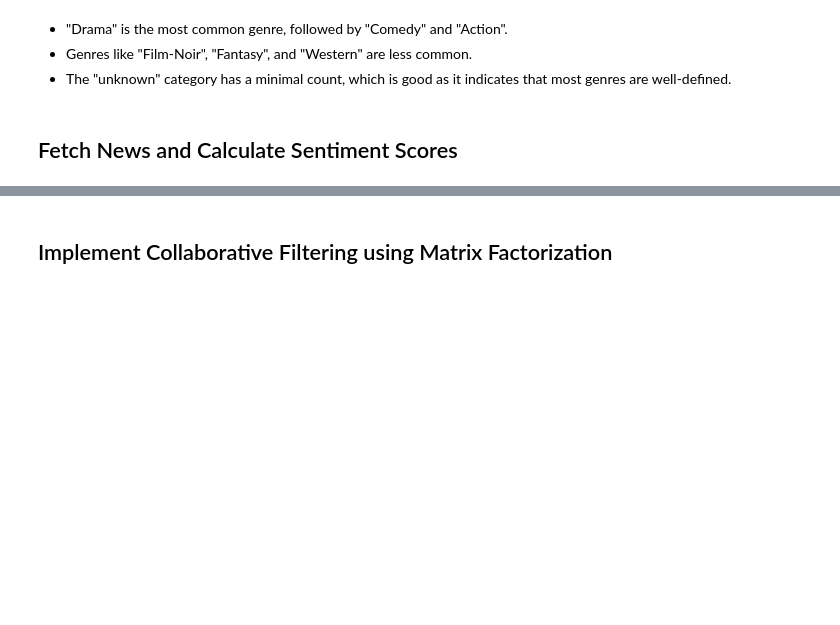
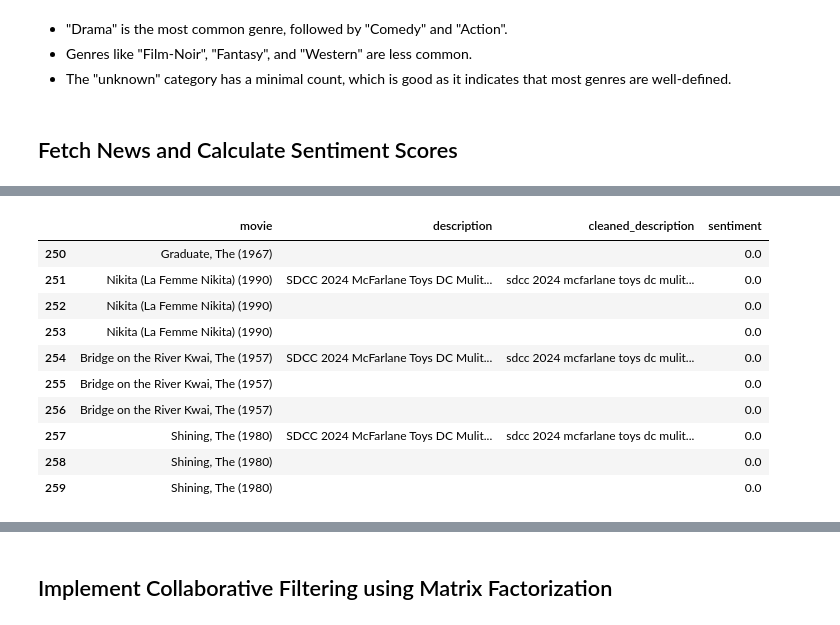
Before and after one commit to BhavyaVadher/SM_FinalProject, a Jupyter notebook: AML-3204_Finalproject.ipynb, the cells around one changed output, grey strips where cells are left out. Saved outputs shown, nothing was run; the diff lists cells and outputs as text; code cells hidden in the pictures; blank space fills up the shorter version.

```diff
--- a/AML-3204_Finalproject.ipynb
+++ b/AML-3204_Finalproject.ipynb
@@ -468,0 +467,41 @@ Error fetching articles for Madame Butterfly (1995): {'status': 'error', 'code':
+# %%
+
+
+def fetch_news(api_token, query='Toy Story', categories='entertainment', limit=3):
+    conn = http.client.HTTPSConnection('api.thenewsapi.com')
+
+    params = urllib.parse.urlencode({
+        'api_token': api_token,
+        'query': query,
+        'categories': categories,
+        'limit': limit
+    })
+
+    conn.request('GET', f'/v1/news/all?{params}')
+
+    res = conn.getresponse()
+    data = res.read()
+
+    return data.decode('utf-8')
+
+def parse_news_data(news_data):
+    news_json = json.loads(news_data)
+    articles = news_json.get('data', [])
+    english_articles = [article for article in articles if article.get('language') == 'en']
+    return english_articles
+
+def create_dataframe(articles):
+    df = pd.DataFrame(articles)
+    return df
+
+if __name__ == "__main__":
+    API_TOKEN = 'WsUBEk5Bh8YdsN93VLX1j3FcHe5iTRGRiIDtIELH'  # Replace with your actual API token
+    news_data = fetch_news(API_TOKEN, query='Toy Story', categories='entertainment', limit=3)
+    articles = parse_news_data(news_data)
+    df = create_dataframe(articles)
+
+    # Set pandas display options for better readability
+    pd.set_option('display.max_columns', None)  # Show all columns
+    pd.set_option('display.width', 1000)        # Adjust display width
+
+    print(df)
@@ -468,0 +514,2 @@ Error fetching articles for Madame Butterfly (1995): {'status': 'error', 'code':
+# %%
+API_TOKEN='jrh9wA7wnt2aPtF3d0DOOVH5tGcVVxi3APYrqh4d'
@@ -468,0 +606,14 @@ Error fetching articles for Madame Butterfly (1995): {'status': 'error', 'code':
+# %%
+df_2.tail(10)
+# %% [output]
+|  | movie | description | cleaned_description | sentiment |
+| 250 | Graduate, The (1967) |  |  | 0.0 |
+| 251 | Nikita (La Femme Nikita) (1990) | SDCC 2024 McFarlane Toys DC Mulit... | sdcc 2024 mcfarlane toys dc mulit... | 0.0 |
+| 252 | Nikita (La Femme Nikita) (1990) |  |  | 0.0 |
+| 253 | Nikita (La Femme Nikita) (1990) |  |  | 0.0 |
+| 254 | Bridge on the River Kwai, The (1957) | SDCC 2024 McFarlane Toys DC Mulit... | sdcc 2024 mcfarlane toys dc mulit... | 0.0 |
+| 255 | Bridge on the River Kwai, The (1957) |  |  | 0.0 |
+| 256 | Bridge on the River Kwai, The (1957) |  |  | 0.0 |
+| 257 | Shining, The (1980) | SDCC 2024 McFarlane Toys DC Mulit... | sdcc 2024 mcfarlane toys dc mulit... | 0.0 |
+| 258 | Shining, The (1980) |  |  | 0.0 |
+| 259 | Shining, The (1980) |  |  | 0.0 |
```
Also changed, not shown: parts of 9 cells of this notebook, 2 other files.
